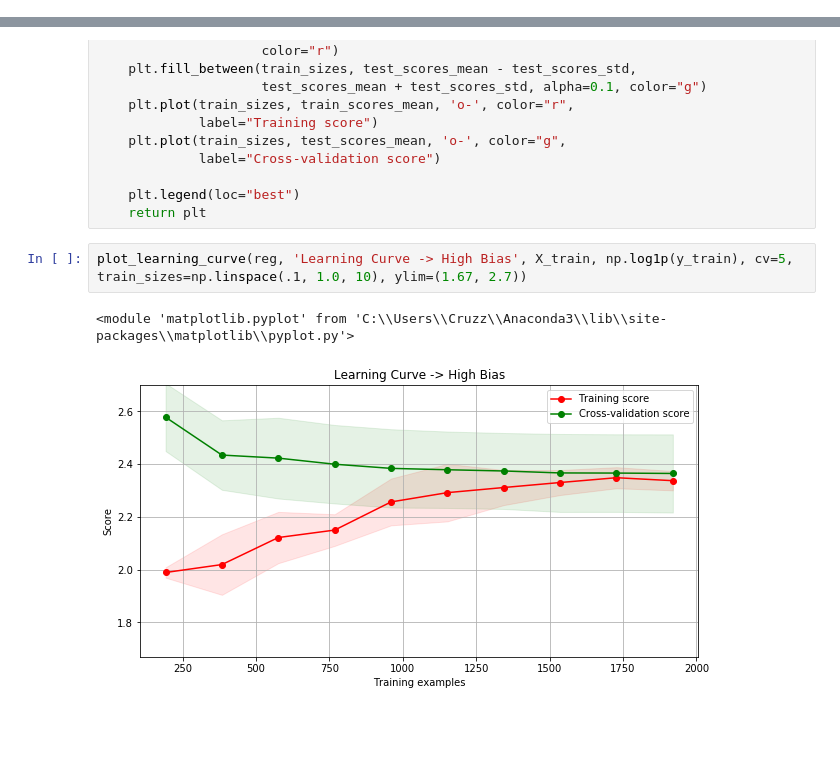
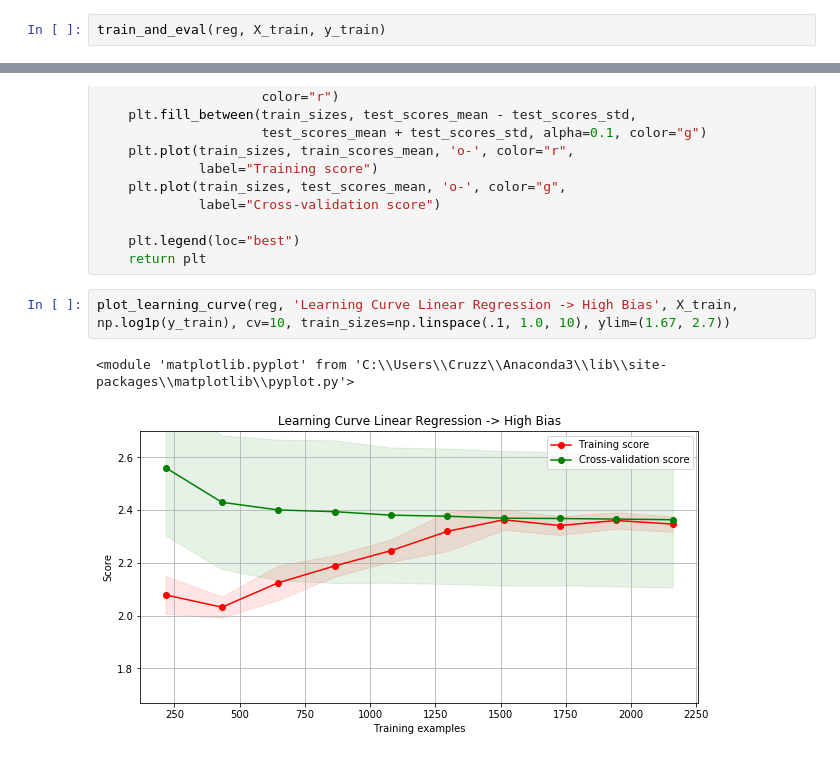
Before and after one commit to Cruzzor/BoxOffice, a Jupyter notebook: First_Model_Marcel.ipynb, the cells around one changed output, grey strips where cells are left out. Saved outputs shown, nothing was run; the diff lists cells and outputs as text; blank space fills up the shorter version.

Commit message:
Fix eval func + cleanup

```diff
--- a/First_Model_Marcel.ipynb
+++ b/First_Model_Marcel.ipynb
@@ -76,0 +93,2 @@ display(pd.DataFrame(result_summary, index=['train_score', 'test_score']))
+# %%
+train_and_eval(reg, X_train, y_train)
@@ -159,7 +184,7 @@ def plot_learning_curve(estimator, title, X, y, ylim=None, cv=None,
     plt.legend(loc="best")
     return plt
 # %%
-plot_learning_curve(reg, 'Learning Curve -> High Bias', X_train, np.log1p(y_train), cv=5, train_sizes=np.linspace(.1, 1.0, 10), ylim=(1.67, 2.7))
+plot_learning_curve(reg, 'Learning Curve Linear Regression -> High Bias', X_train, np.log1p(y_train), cv=10, train_sizes=np.linspace(.1, 1.0, 10), ylim=(1.67, 2.7))
 # %% [output]
 <module 'matplotlib.pyplot' from 'C:\\Users\\Cruzz\\Anaconda3\\lib\\site-packages\\matplotlib\\pyplot.py'>
-[figure, old version]
+[figure, new version]
```
Also changed, not shown: parts of 14 cells of this notebook.
